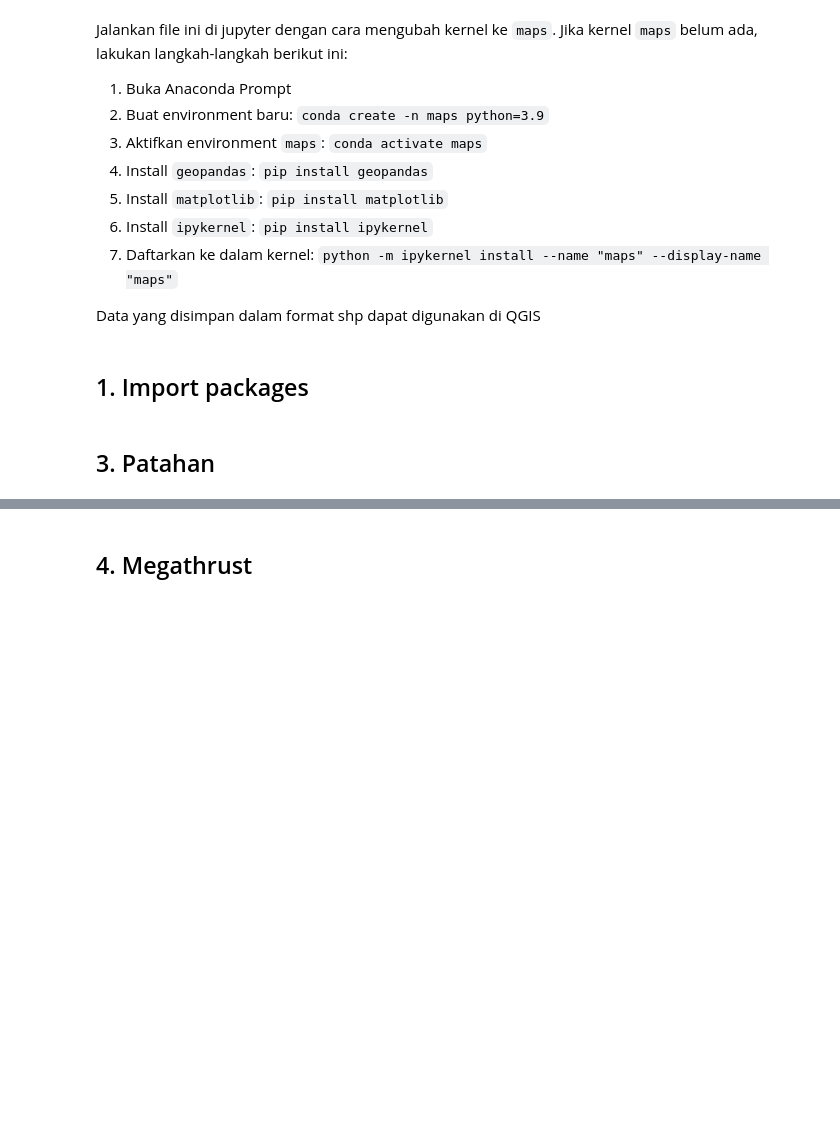
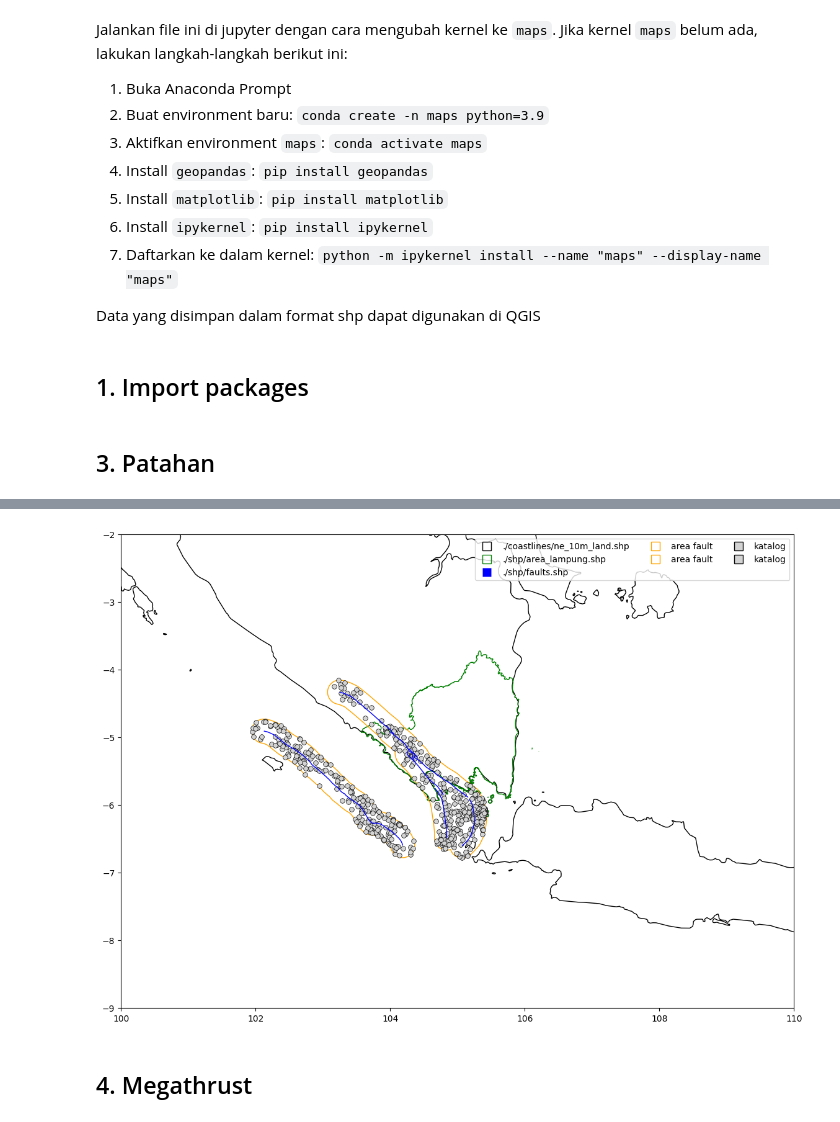
Before and after one commit to yudhastyawan/Seismologi-Teknik-OQ, a Jupyter notebook: OQ005_visualisasi.ipynb, the cells around one changed output, grey strips where cells are left out. Saved outputs shown, nothing was run; the diff lists cells and outputs as text; code cells hidden in the pictures; blank space fills up the shorter version.

```diff
--- a/OQ005_visualisasi.ipynb
+++ b/OQ005_visualisasi.ipynb
@@ -94,2 +32,57 @@ fig.savefig(os.path.join(dir_figs, 'area_faults.png'), dpi=300)
+# %%
+list_shp_area_faults = list_filenames("./shp_output/area_fault_*/*.shp")
+banyak_data = len(list_shp_area_faults)
+
+list_shp_geometry = (
+    './coastlines/ne_10m_land.shp',
+    './shp/area_lampung.shp',
+    './shp/faults.shp',
+    *list_shp_area_faults,
+)
+
+list_color_shp_geometry = (
+    ['none', 'black'],
+    ['none', 'green'],
+    ['blue', 'none'],
+    *duplicate_var(['none', 'orange'], banyak_data),
+)
+
+list_label_shp_geometry = (
+    './coastlines/ne_10m_land.shp',
+    './shp/area_lampung.shp',
+    './shp/faults.shp',
+    *duplicate_var("area fault", banyak_data),
+)
+
+list_pkl_catalogue_faults = list_filenames("dict_catalogue_fault_*.pkl")
+banyak_data = len(list_pkl_catalogue_faults)
+
+list_catalogue = (
+    *list_pkl_catalogue_faults,
+)
+
+list_color_catalogue = (
+    *duplicate_var(['lightgrey', 'black'], banyak_data),
+)
+
+list_label_catalogue = (
+    *duplicate_var("katalog", banyak_data),
+)
+
+map_limit = (
+    (-9, -2),
+    (100, 110)
+)
+
+figsize = (14,14)
+
+fig, _ = quick_create_map(list_shp_geometry, list_color_shp_geometry, list_label_shp_geometry,
+                    list_catalogue, list_color_catalogue, list_label_catalogue, map_limit, figsize=figsize,
+                         markersize=30)
+
+# menyimpan
+fig.savefig(os.path.join(dir_figs, 'area_faults.png'), dpi=300)
+# %% [output]
+[figure, added]
 # %% [markdown]
 ## 4. Megathrust
```
Also changed, not shown: parts of 13 cells of this notebook, 10 other files.
